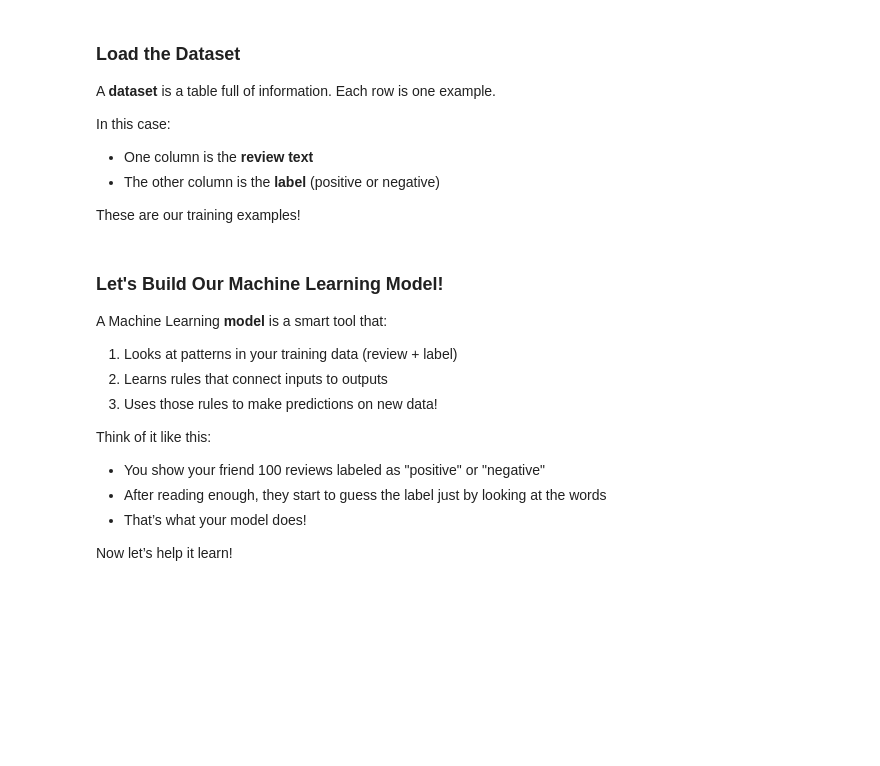
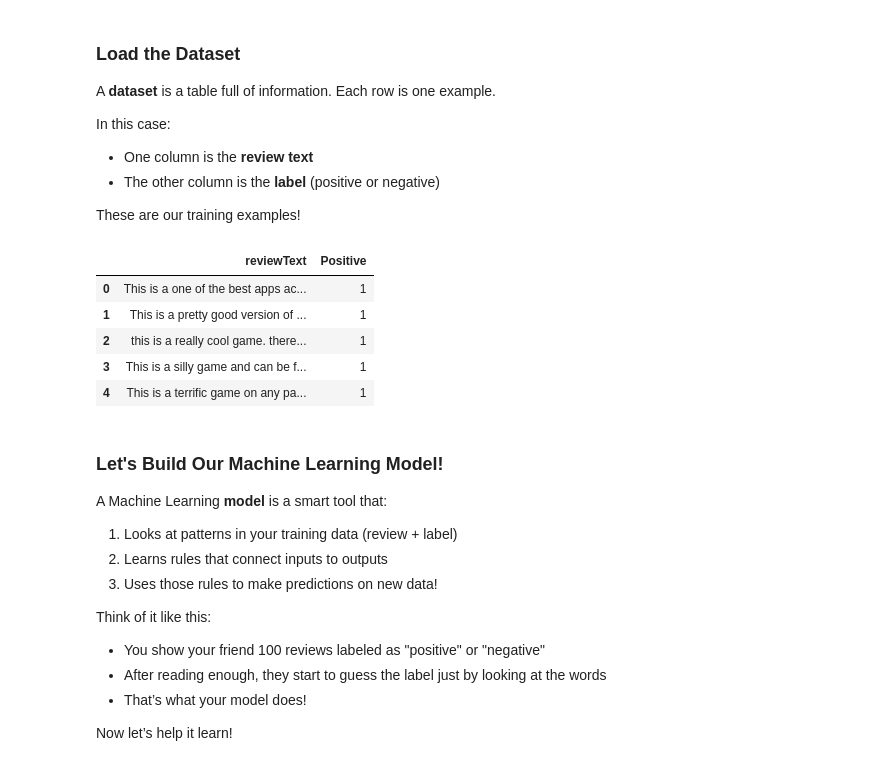
Before and after one commit to Meringue-25/platformer, a Jupyter notebook: Yuki's_Sentiment_Classifiers_with_Machine_Learning_|_Try_CATCH_2025.ipynb, the cells around one changed output. Cells and saved outputs as stored; diff of their text form; code cells hidden in the pictures; blank space fills up the shorter version.

```diff
--- a/Yuki's_Sentiment_Classifiers_with_Machine_Learning_|_Try_CATCH_2025.ipynb
+++ b/Yuki's_Sentiment_Classifiers_with_Machine_Learning_|_Try_CATCH_2025.ipynb
@@ -181,8 +181,16 @@ These are our training examples!
 # %%
 # Load the dataset
 df = pd.read_csv("https://raw.githubusercontent.com/cancode-teacher/dataset-files/main/amazon_reviews.csv")
 
 # Show the first few rows to see what the data looks like
+df.head()
+# %% [output]
+|  | reviewText | Positive |
+| 0 | This is a one of the best apps ac... | 1 |
+| 1 | This is a pretty good version of ... | 1 |
+| 2 | this is a really cool game. there... | 1 |
+| 3 | This is a silly game and can be f... | 1 |
+| 4 | This is a terrific game on any pa... | 1 |
 # %% [markdown]
 ### **Let's Build Our Machine Learning Model!**
 
```
Also changed, not shown: parts of 5 cells of this notebook.
